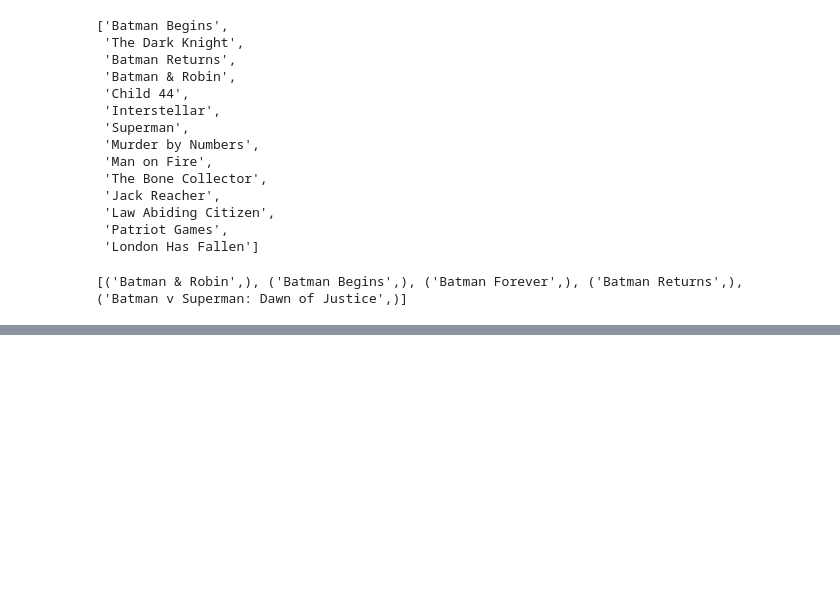
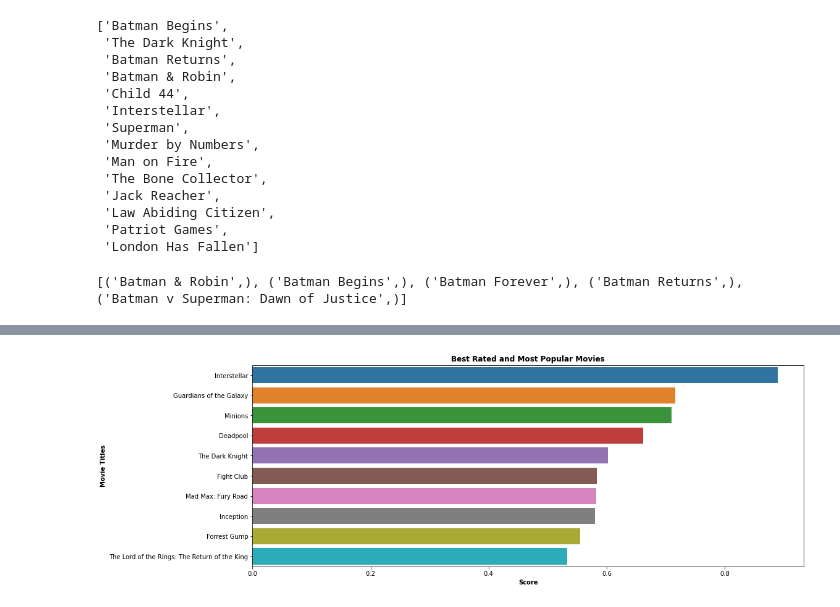
Before and after one commit to bimalkprabha/movie-recommendations-scikit, a Jupyter notebook: cleaning.ipynb, the cells around one changed output, grey strips where cells are left out. Drawn from its saved outputs; the diff is of its cells as text; code cells hidden in the pictures; blank space fills up the shorter version.

```diff
--- a/cleaning.ipynb
+++ b/cleaning.ipynb
@@ -229,0 +350,6 @@ print(data)
+# %%
+# Scaling down the Popularity Score and Weighted Average due to difference in magnitude
+scaling = MinMaxScaler()
+movie_scaled = scaling.fit_transform(movies_cleaned[['weighted_avg', 'popularity']])
+movie_normalized = pd.DataFrame(movie_scaled, columns=['weighted_avg', 'popularity'])
+movie_normalized.head()
@@ -229,0 +363,3 @@ print(data)
+# %%
+movies_cleaned[['normalized_weighted_avg', 'normalized_popularity']] = movie_normalized
+movies_cleaned.head(20)
@@ -229,0 +385,4 @@ print(data)
+# %%
+movies_cleaned['score'] = movies_cleaned['normalized_weighted_avg'] * 0.5 + movies_cleaned['normalized_popularity'] * 0.5
+movies_cleaned = movies_cleaned.sort_values(['score'], ascending=False)
+movies_cleaned[['original_title','normalized_weighted_avg', 'normalized_popularity', 'score']].head(10)
@@ -229,0 +401,11 @@ print(data)
+# %%
+movies_score = movies_cleaned.sort_values('score', ascending=False)
+
+plt.figure(figsize=(16, 6))
+ax = sns.barplot(x = movies_score['score'].head(10), y=movies_score['original_title'].head(10), data=movies_score)
+plt.title("Best Rated and Most Popular Movies", weight="bold")
+plt.xlabel("Score", weight="bold")
+plt.ylabel("Movie Titles", weight="bold")
+plt.show()
+# %% [output]
+[figure, added]
```
Also changed, not shown: parts of 29 cells of this notebook, 2 other files.
